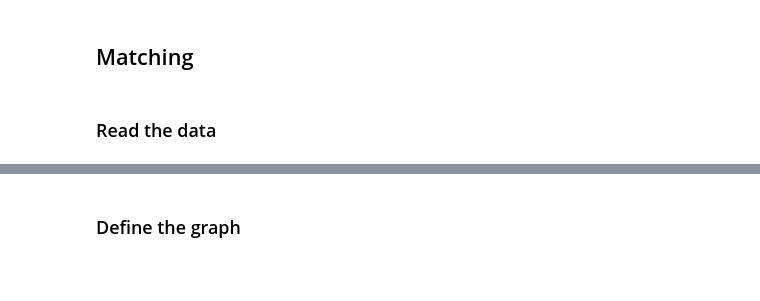
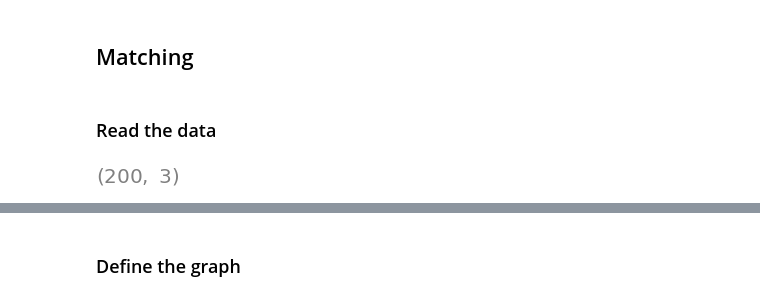
Before and after one commit to PacktPublishing/Causal-Inference-and-Discovery-in-Python, a Jupyter notebook: Chapter_09.ipynb, the cells around one changed output, grey strips where cells are left out. Drawn from its saved outputs; the diff is of its cells as text; code cells hidden in the pictures; blank space fills up the shorter version.

```diff
--- a/Chapter_09.ipynb
+++ b/Chapter_09.ipynb
@@ -34,6 +41,10 @@ COLORS = [
 ### Read the data
 # %%
 earnings_data = pd.read_csv(r'./data/ml_earnings.csv')
+# %%
+earnings_data.shape
+# %% [output]
+[figure, added]
 # %%
 earnings_data.head()
 # %% [output]
```
Also changed, not shown: parts of 78 cells of this notebook, 7 other files.
